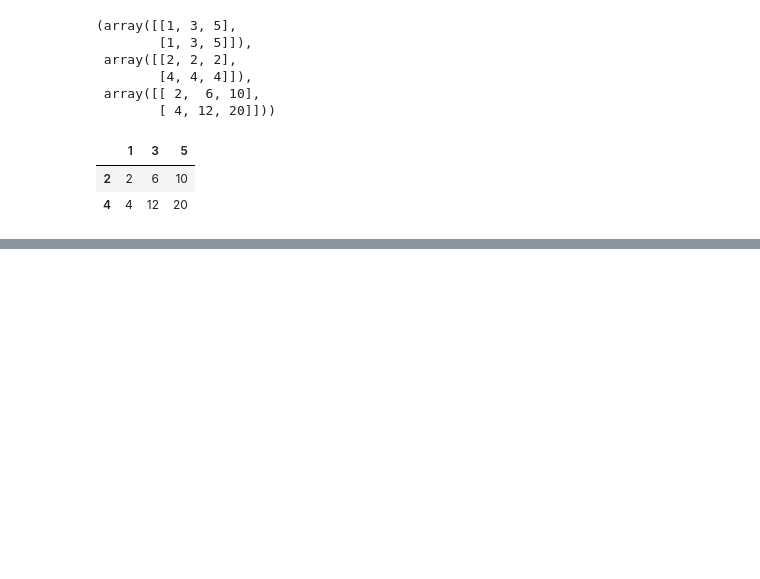
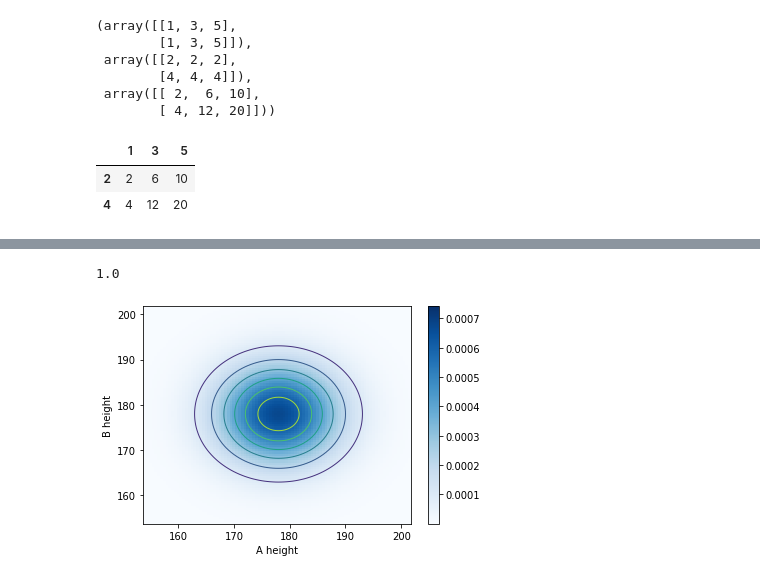
Before and after one commit to minstrel1149/think_bayes, a Jupyter notebook: Ch.11_Comparison.ipynb, the cells around one changed output, grey strips where cells are left out. Drawn from its saved outputs; the diff is of its cells as text; code cells hidden in the pictures; blank space fills up the shorter version.

```diff
--- a/Ch.11_Comparison.ipynb
+++ b/Ch.11_Comparison.ipynb
@@ -36,0 +48,8 @@ df
+# %%
+joint = make_joint(prior, prior)
+plot_joint(joint)
+plot_contour(joint)
+joint.sum().sum()
+# %% [output]
+1.0
+[figure, added]
```
Also changed, not shown: parts of 10 cells of this notebook, 2 other files.
